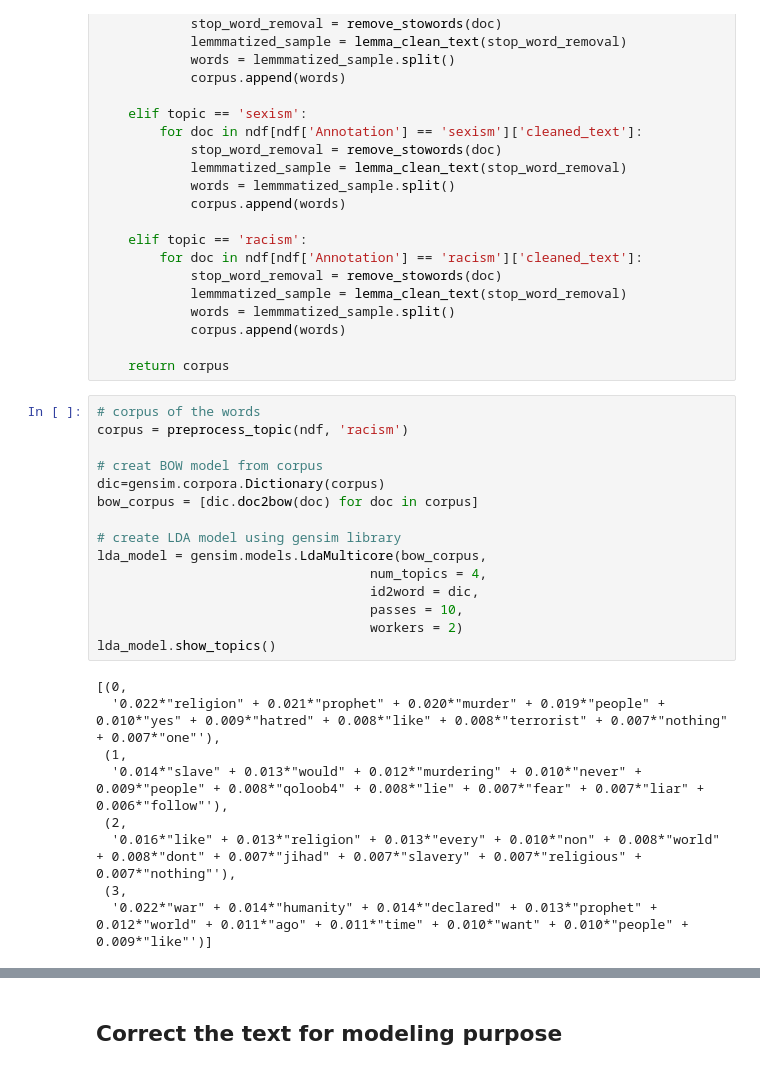
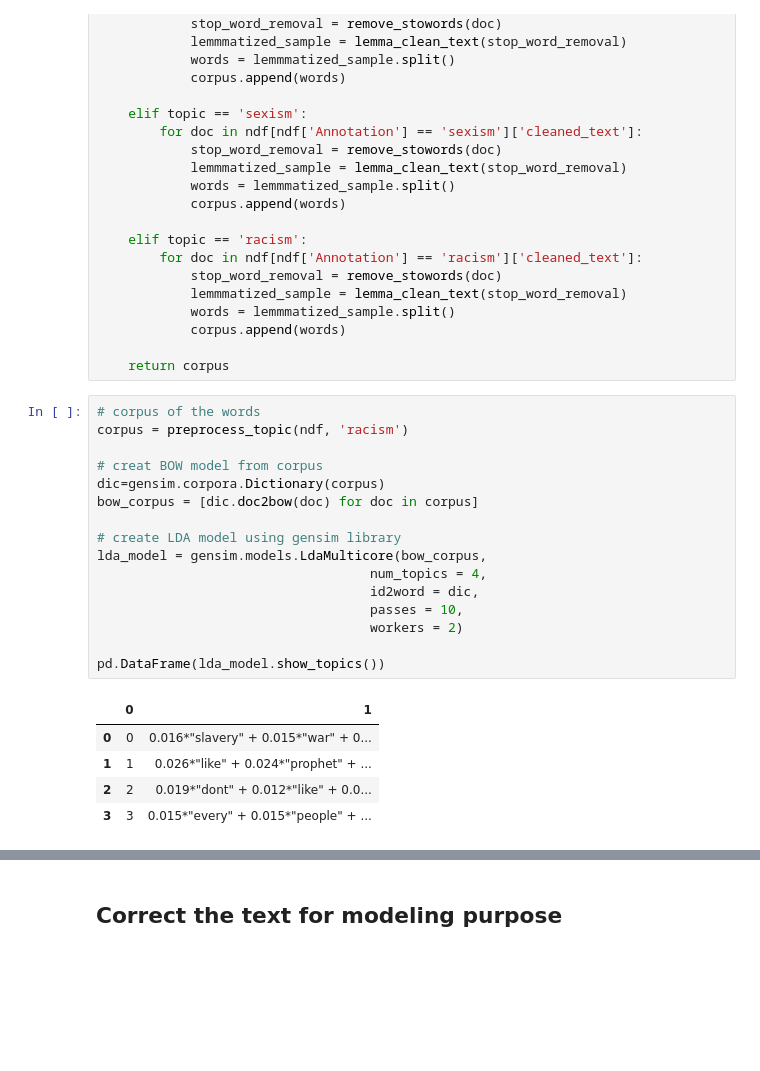
Before and after one commit to avikumart/Cyberbullying-Detection-NLP, a Jupyter notebook: cyberbullying-detection-nlp1.ipynb, the cells around one changed output, grey strips where cells are left out. Saved outputs shown, nothing was run; the diff lists cells and outputs as text; blank space fills up the shorter version.

```diff
--- a/cyberbullying-detection-nlp1.ipynb
+++ b/cyberbullying-detection-nlp1.ipynb
@@ -488,27 +484,25 @@ def preprocess_topic(df, topic):
 # %%
 # corpus of the words
 corpus = preprocess_topic(ndf, 'racism')
 
 # creat BOW model from corpus
 dic=gensim.corpora.Dictionary(corpus)
 bow_corpus = [dic.doc2bow(doc) for doc in corpus]
 
 # create LDA model using gensim library
 lda_model = gensim.models.LdaMulticore(bow_corpus,
                                    num_topics = 4,
                                    id2word = dic,
                                    passes = 10,
                                    workers = 2)
-lda_model.show_topics()
+
+pd.DataFrame(lda_model.show_topics())
 # %% [output]
-[(0,
-  '0.022*"religion" + 0.021*"prophet" + 0.020*"murder" + 0.019*"people" + 0.010*"yes" + 0.009*"hatred" + 0.008*"like" + 0.008*"terrorist" + 0.007*"nothing" + 0.007*"one"'),
- (1,
-  '0.014*"slave" + 0.013*"would" + 0.012*"murdering" + 0.010*"never" + 0.009*"people" + 0.008*"qoloob4" + 0.008*"lie" + 0.007*"fear" + 0.007*"liar" + 0.006*"follow"'),
- (2,
-  '0.016*"like" + 0.013*"religion" + 0.013*"every" + 0.010*"non" + 0.008*"world" + 0.008*"dont" + 0.007*"jihad" + 0.007*"slavery" + 0.007*"religious" + 0.007*"nothing"'),
- (3,
-  '0.022*"war" + 0.014*"humanity" + 0.014*"declared" + 0.013*"prophet" + 0.012*"world" + 0.011*"ago" + 0.011*"time" + 0.010*"want" + 0.010*"people" + 0.009*"like"')]
+|  | 0 | 1 |
+| 0 | 0 | 0.016*"slavery" + 0.015*"war" + 0... |
+| 1 | 1 | 0.026*"like" + 0.024*"prophet" + ... |
+| 2 | 2 | 0.019*"dont" + 0.012*"like" + 0.0... |
+| 3 | 3 | 0.015*"every" + 0.015*"people" + ... |
 # %%
 # visualizing the topics
 def plot_lda_vis(lda_model, bow_corpus, dic):
```
Also changed, not shown: parts of 8 cells of this notebook.
